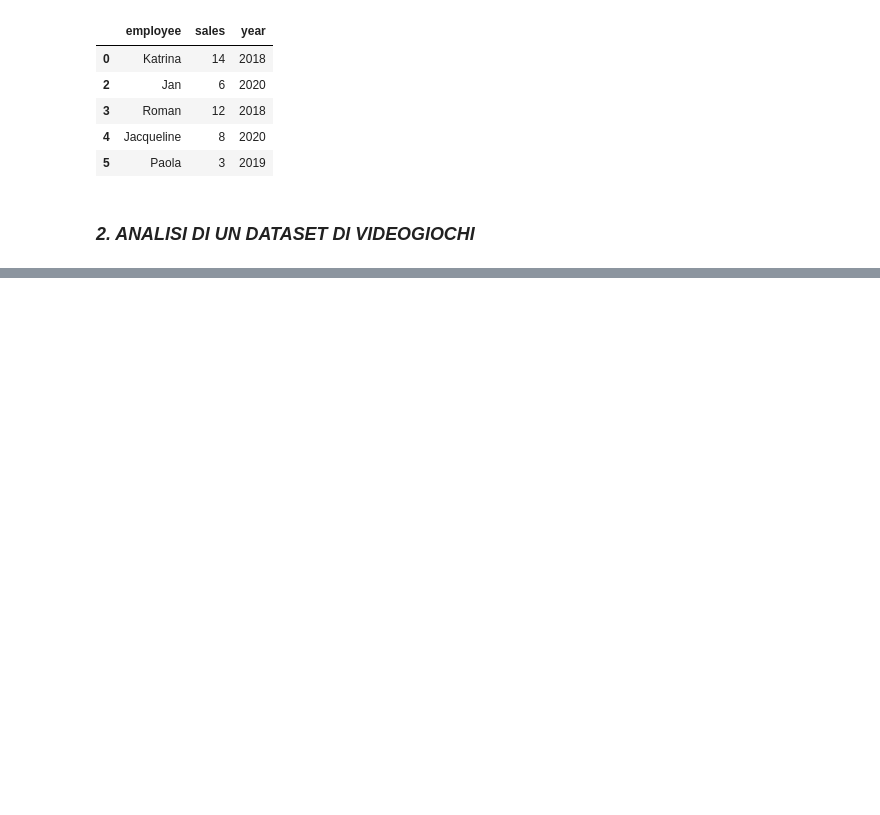
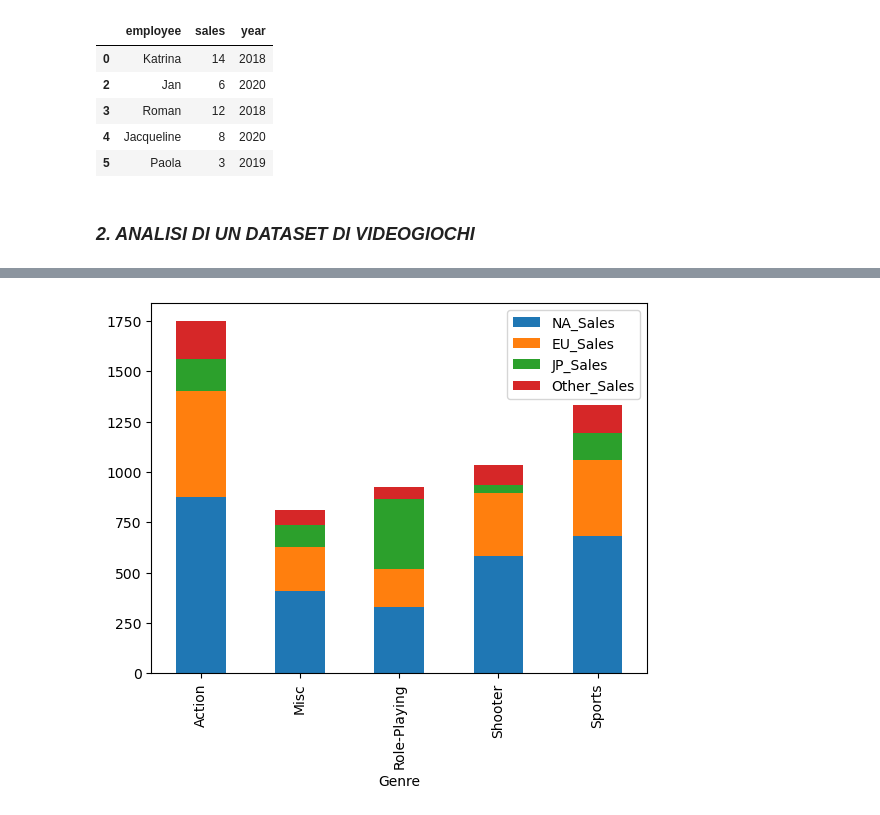
Before and after one commit to MatteoBarel57/programminglab2, a Jupyter notebook: Es5.ipynb, the cells around one changed output, grey strips where cells are left out. Saved outputs shown, nothing was run; the diff lists cells and outputs as text; code cells hidden in the pictures; blank space fills up the shorter version.

```diff
--- a/Es5.ipynb
+++ b/Es5.ipynb
@@ -78,0 +114,16 @@ sales[sales["employee"] > "J"]
+# %%
+top5_generi = generi.nlargest(5).index
+
+df_filtrato = df[df['Genre'].isin(top5_generi)]
+
+sales_by_genre = df_filtrato.groupby('Genre')[["NA_Sales","EU_Sales","JP_Sales","Other_Sales"]].sum()
+
+sales_by_genre['Total_Sales'] = sales_by_genre[['NA_Sales', 'EU_Sales', 'JP_Sales', 'Other_Sales']].sum(axis=1)
+
+sales_for_plot = sales_by_genre[["NA_Sales", "EU_Sales", "JP_Sales", "Other_Sales"]]
+
+sales_for_plot.plot(kind='bar', stacked=True)
+
+plt.show()
+# %% [output]
+[figure, added]
```
Also changed, not shown: parts of 4 cells of this notebook.
